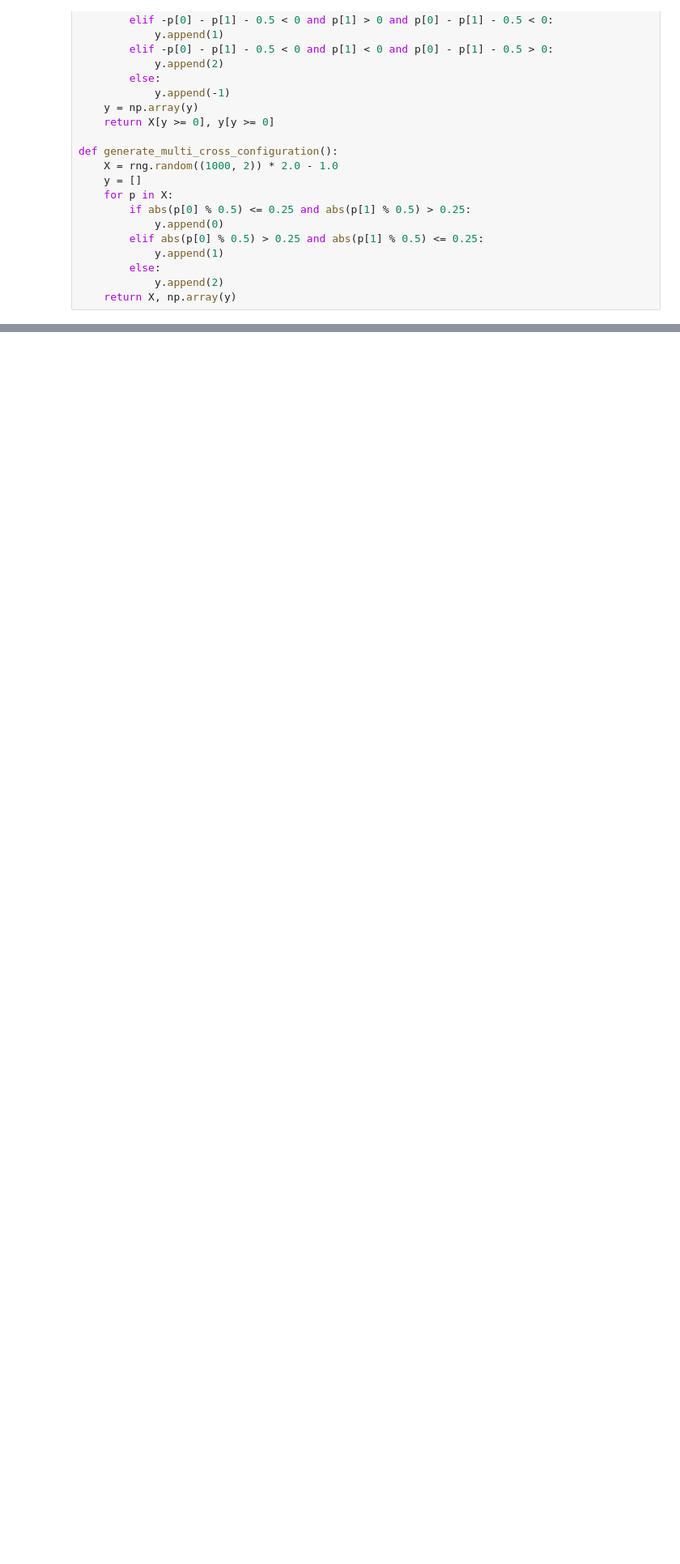
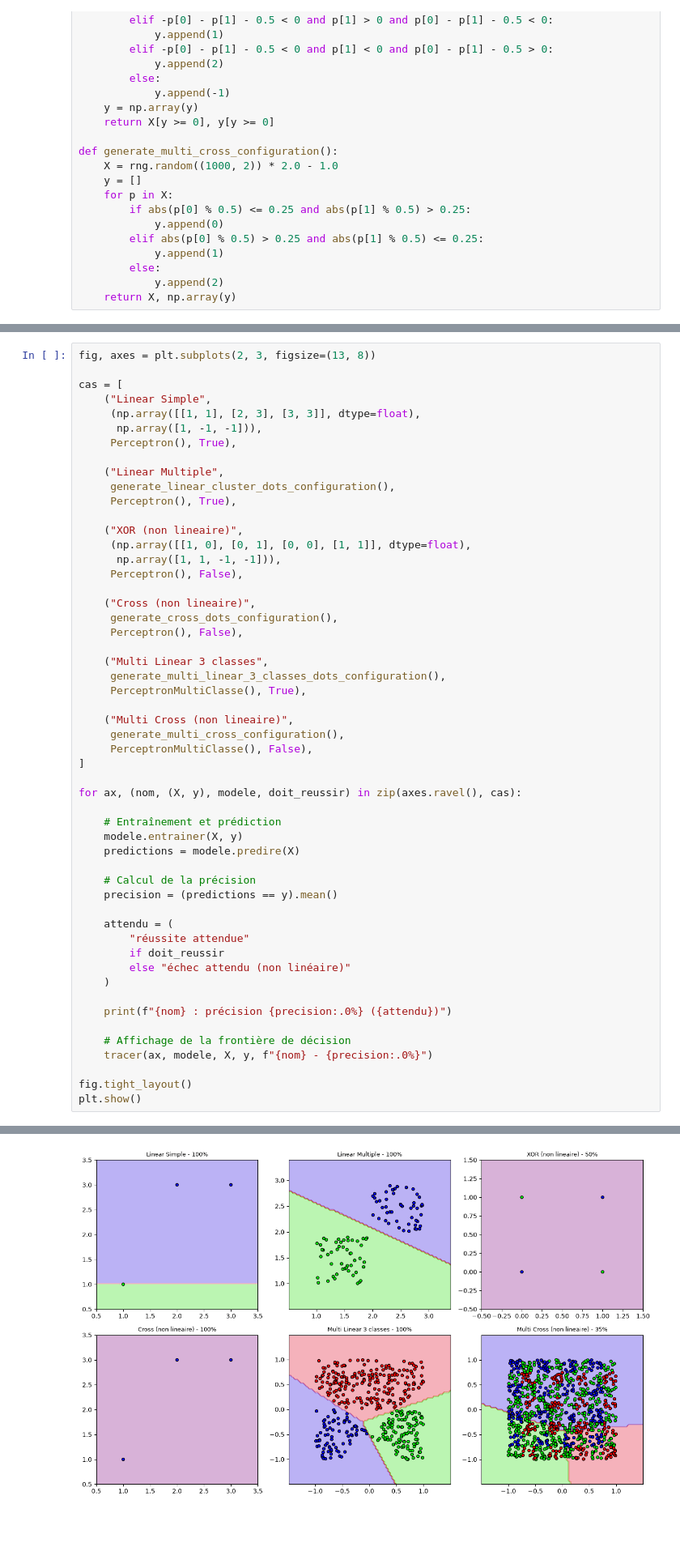
Before and after one commit to Helsy-3/Projet-annuel-3JIABD, a Jupyter notebook: projet.ipynb, the cells around one changed output, grey strips where cells are left out. Shown at 81% size. Saved outputs shown, nothing was run; the diff lists cells and outputs as text; blank space fills up the shorter version.

```diff
--- a/projet.ipynb
+++ b/projet.ipynb
@@ -142,0 +167,54 @@ Multi Cross (non lineaire) : precision 43% (echec attendu (non lineaire))
+# %%
+fig, axes = plt.subplots(2, 3, figsize=(13, 8))
+
+cas = [
+    ("Linear Simple",
+     (np.array([[1, 1], [2, 3], [3, 3]], dtype=float),
+      np.array([1, -1, -1])),
+     Perceptron(), True),
+
+    ("Linear Multiple",
+     generate_linear_cluster_dots_configuration(),
+     Perceptron(), True),
+
+    ("XOR (non lineaire)",
+     (np.array([[1, 0], [0, 1], [0, 0], [1, 1]], dtype=float),
+      np.array([1, 1, -1, -1])),
+     Perceptron(), False),
+
+    ("Cross (non lineaire)",
+     generate_cross_dots_configuration(),
+     Perceptron(), False),
+
+    ("Multi Linear 3 classes",
+     generate_multi_linear_3_classes_dots_configuration(),
+     PerceptronMultiClasse(), True),
+
+    ("Multi Cross (non lineaire)",
+     generate_multi_cross_configuration(),
+     PerceptronMultiClasse(), False),
+]
+
+for ax, (nom, (X, y), modele, doit_reussir) in zip(axes.ravel(), cas):
+
+    # Entraînement et prédiction
+    modele.entrainer(X, y)
+    predictions = modele.predire(X)
+
+    # Calcul de la précision
+    precision = (predictions == y).mean()
+
+    attendu = (
+        "réussite attendue"
+        if doit_reussir
+        else "échec attendu (non linéaire)"
+    )
+
+    print(f"{nom} : précision {precision:.0%} ({attendu})")
+
+    # Affichage de la frontière de décision
+    tracer(ax, modele, X, y, f"{nom} - {precision:.0%}")
+
+fig.tight_layout()
+plt.show()
+# %% [output]
@@ -143,3 +227,4 @@ Multi Cross (non lineaire) : precision 43% (echec attendu (non lineaire))
+[figure, added]
 # %% [markdown]
 <div style="background: linear-gradient(to right, #4a86e8 50%, #cc0000 50%); color:white; padding:10px; border-radius:5px; font-size:1.2em; font-weight:bold; text-align:center;">Étape 2 : Séparation de données non linéairement séparables</div>
 # %%
```
Also changed, not shown: parts of 4 cells of this notebook.
